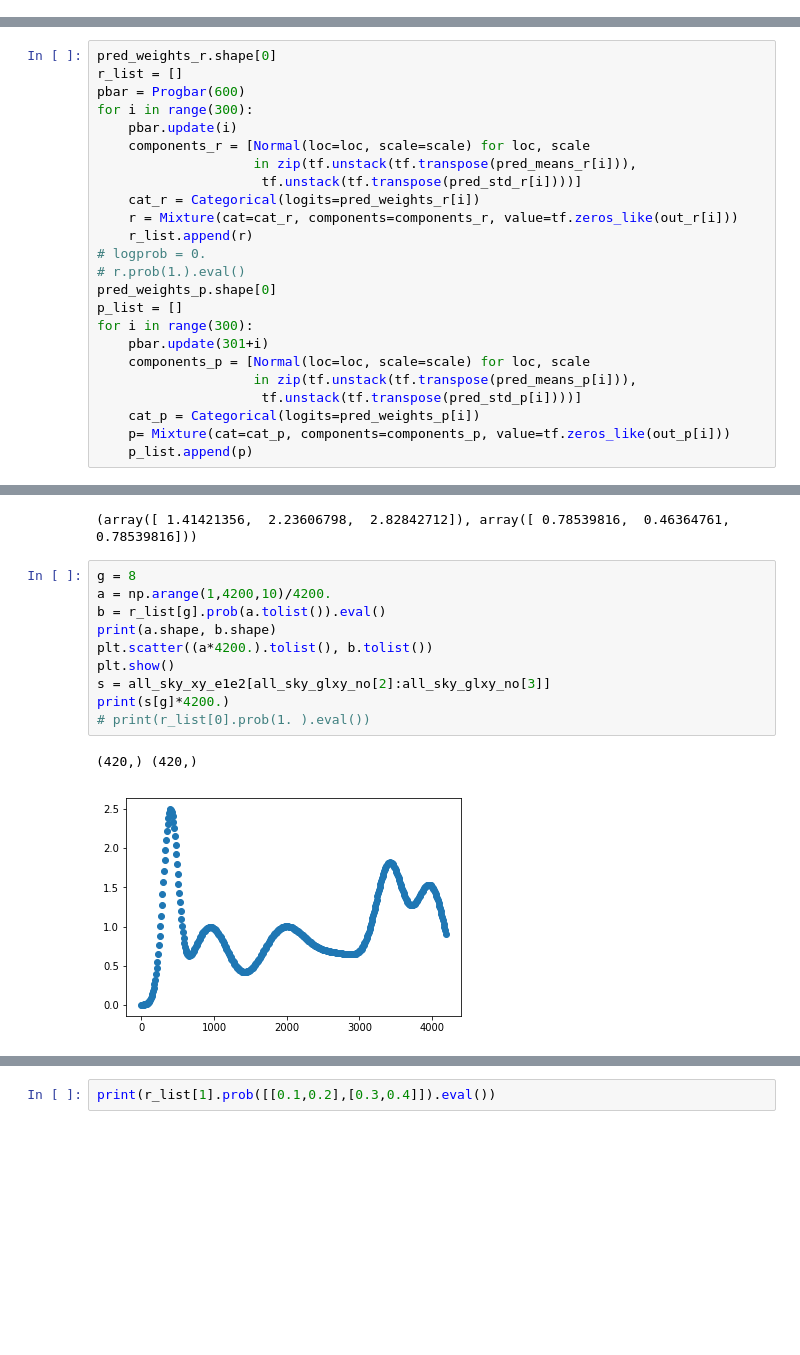
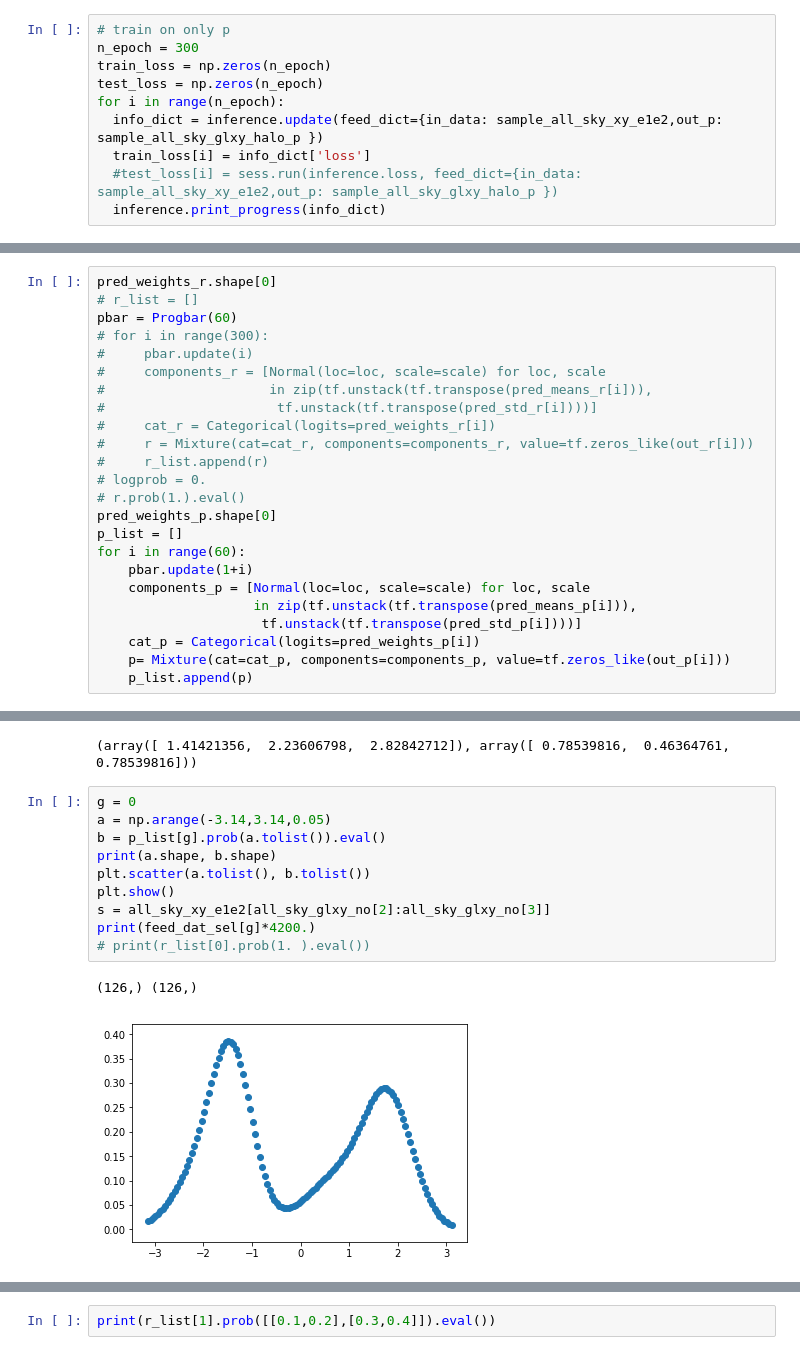
Before and after one commit to HTplex/probp.finalproject, a Jupyter notebook: 2.0-H.ipynb, the cells around one changed output, grey strips where cells are left out. Drawn from its saved outputs; the diff is of its cells as text; blank space fills up the shorter version.

```diff
--- a/2.0-H.ipynb
+++ b/2.0-H.ipynb
@@ -480,3 +509,13 @@ inference.initialize(optimizer=optimizer, var_list=tf.trainable_variables())
 
 sess = ed.get_session()
 tf.global_variables_initializer().run()
+# %%
+# train on only p
+n_epoch = 300
+train_loss = np.zeros(n_epoch)
+test_loss = np.zeros(n_epoch)
+for i in range(n_epoch):
+  info_dict = inference.update(feed_dict={in_data: sample_all_sky_xy_e1e2,out_p: sample_all_sky_glxy_halo_p })
+  train_loss[i] = info_dict['loss']
+  #test_loss[i] = sess.run(inference.loss, feed_dict={in_data: sample_all_sky_xy_e1e2,out_p: sample_all_sky_glxy_halo_p })
+  inference.print_progress(info_dict)
@@ -552,21 +595,21 @@ print(all_sky_glxy_no[1])
 # %%
 pred_weights_r.shape[0]
-r_list = []
-pbar = Progbar(600)
-for i in range(300):
-    pbar.update(i)
-    components_r = [Normal(loc=loc, scale=scale) for loc, scale
-                    in zip(tf.unstack(tf.transpose(pred_means_r[i])),
-                     tf.unstack(tf.transpose(pred_std_r[i])))]
-    cat_r = Categorical(logits=pred_weights_r[i])
-    r = Mixture(cat=cat_r, components=components_r, value=tf.zeros_like(out_r[i]))
-    r_list.append(r)
+# r_list = []
+pbar = Progbar(60)
+# for i in range(300):
+#     pbar.update(i)
+#     components_r = [Normal(loc=loc, scale=scale) for loc, scale
+#                     in zip(tf.unstack(tf.transpose(pred_means_r[i])),
+#                      tf.unstack(tf.transpose(pred_std_r[i])))]
+#     cat_r = Categorical(logits=pred_weights_r[i])
+#     r = Mixture(cat=cat_r, components=components_r, value=tf.zeros_like(out_r[i]))
+#     r_list.append(r)
 # logprob = 0.
 # r.prob(1.).eval()
 pred_weights_p.shape[0]
 p_list = []
-for i in range(300):
-    pbar.update(301+i)
+for i in range(60):
+    pbar.update(1+i)
     components_p = [Normal(loc=loc, scale=scale) for loc, scale
                     in zip(tf.unstack(tf.transpose(pred_means_p[i])),
                      tf.unstack(tf.transpose(pred_std_p[i])))]
@@ -586,15 +629,15 @@ print(r_t_glxy_halo(np.array([[1.,1.],[1.,2.],[2.,2.]]),np.array([0.,0.])))
 # %% [output]
 (array([ 1.41421356,  2.23606798,  2.82842712]), array([ 0.78539816,  0.46364761,  0.78539816]))
 # %%
-g = 8
-a = np.arange(1,4200,10)/4200.
-b = r_list[g].prob(a.tolist()).eval()
+g = 0
+a = np.arange(-3.14,3.14,0.05)
+b = p_list[g].prob(a.tolist()).eval()
 print(a.shape, b.shape)
-plt.scatter((a*4200.).tolist(), b.tolist())
+plt.scatter(a.tolist(), b.tolist())
 plt.show()
 s = all_sky_xy_e1e2[all_sky_glxy_no[2]:all_sky_glxy_no[3]]
-print(s[g]*4200.)
+print(feed_dat_sel[g]*4200.)
 # print(r_list[0].prob(1. ).eval())
 # %% [output]
-(420,) (420,)
+(126,) (126,)
-[figure, old version]
+[figure, new version]
```
Also changed, not shown: parts of 15 cells of this notebook, 2 other files.
